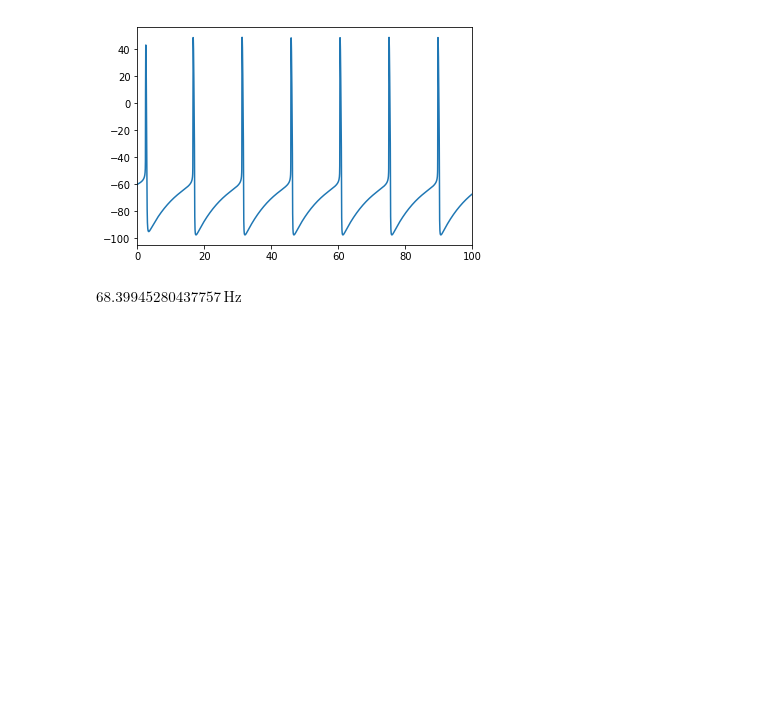
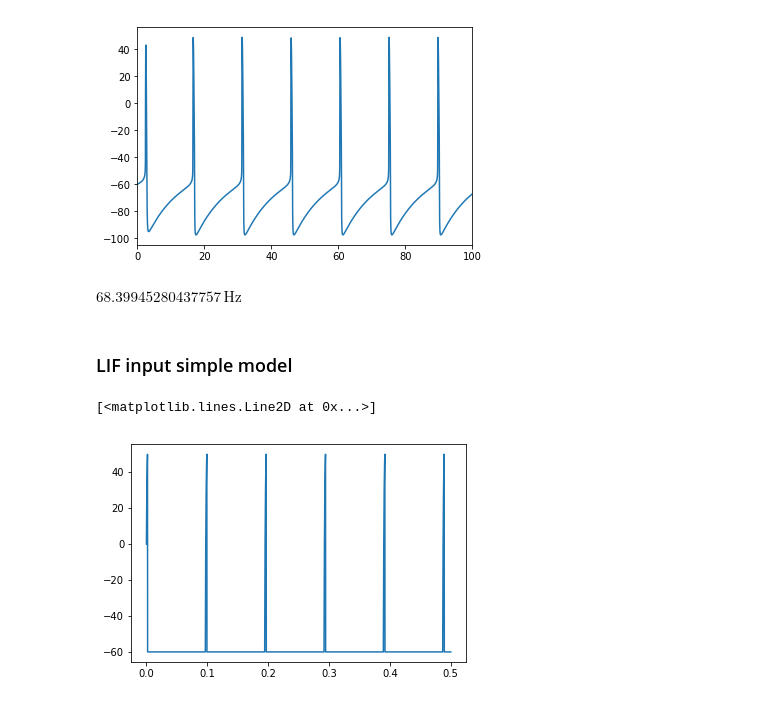
Before and after one commit to JingjinW/Neural-heterogeneity-study-based-on-STDP, a Jupyter notebook: Single_E_Cell_FR.ipynb, the cells around one changed output. Cells and saved outputs as stored; diff of their text form; code cells hidden in the pictures; blank space fills up the shorter version.

```diff
--- a/Single_E_Cell_FR.ipynb
+++ b/Single_E_Cell_FR.ipynb
@@ -67,3 +67,35 @@ spike_trains = mon_sp.spike_trains()
 $68.39945280437757\,\mathrm{Hz}$
 # %%
 # spike_trains[7]
+# %% [markdown]
+### LIF input simple model
+# %%
+start_scope()
+
+defaultclock.dt = 0.025*ms
+
+
+n = 1
+duration = 0.5*second
+tau = 1*ms
+eqs = '''
+dv/dt = (v0 - v) / tau : volt (unless refractory)
+v0 : volt
+'''
+group = NeuronGroup(n, eqs, threshold='v > 50*mV', reset='v = -60*mV',
+                    refractory=95*ms, method='linear')
+group.v = 0*mV
+group.v0 = 60*mV
+
+# monitor = SpikeMonitor(group)
+mon = StateMonitor(group,'v',record = True)
+
+run(duration)
+# plot(group.v0/mV, monitor.count / duration)
+# xlabel('v0 (mV)')
+# ylabel('Firing rate (sp/s)')
+# show()
+plot(mon.t,mon.v[0]/mV)
+# %% [output]
+[<matplotlib.lines.Line2D at 0x...>]
+[figure, added]
```
Also changed, not shown: parts of 3 cells of this notebook, 6 other files.
